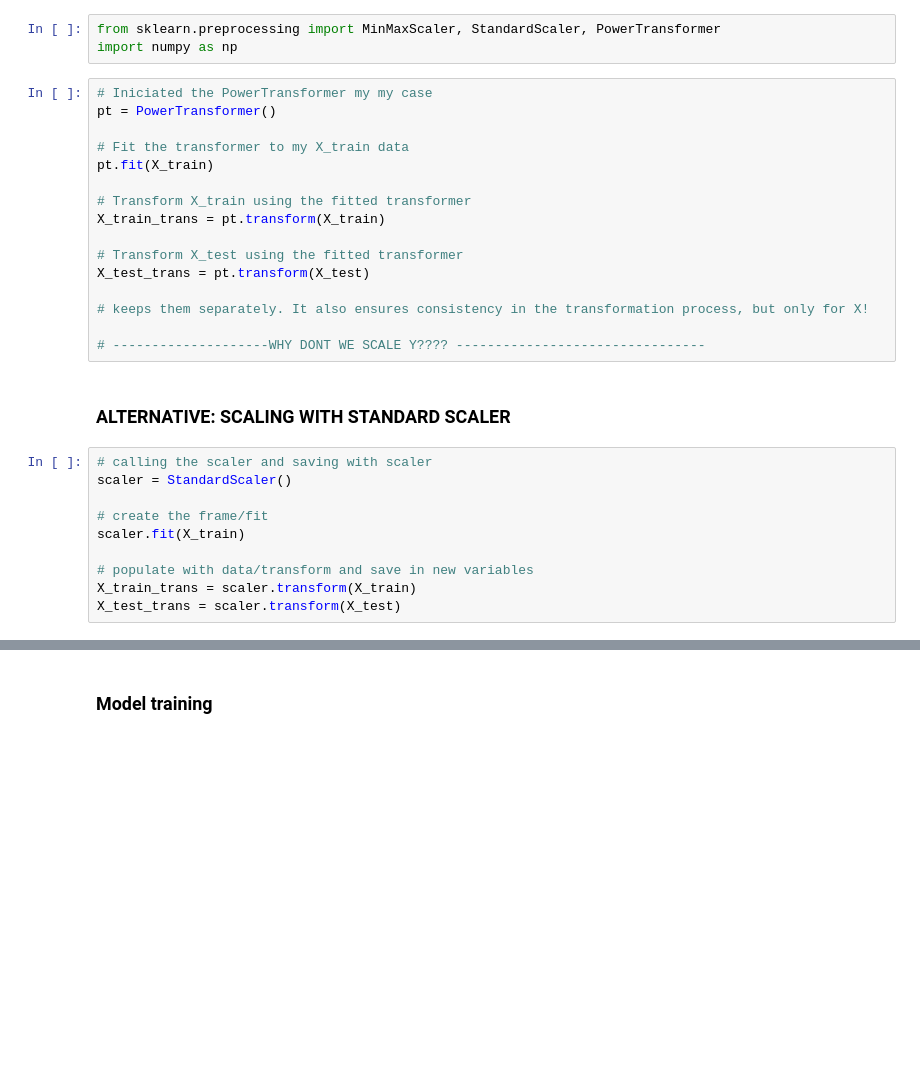
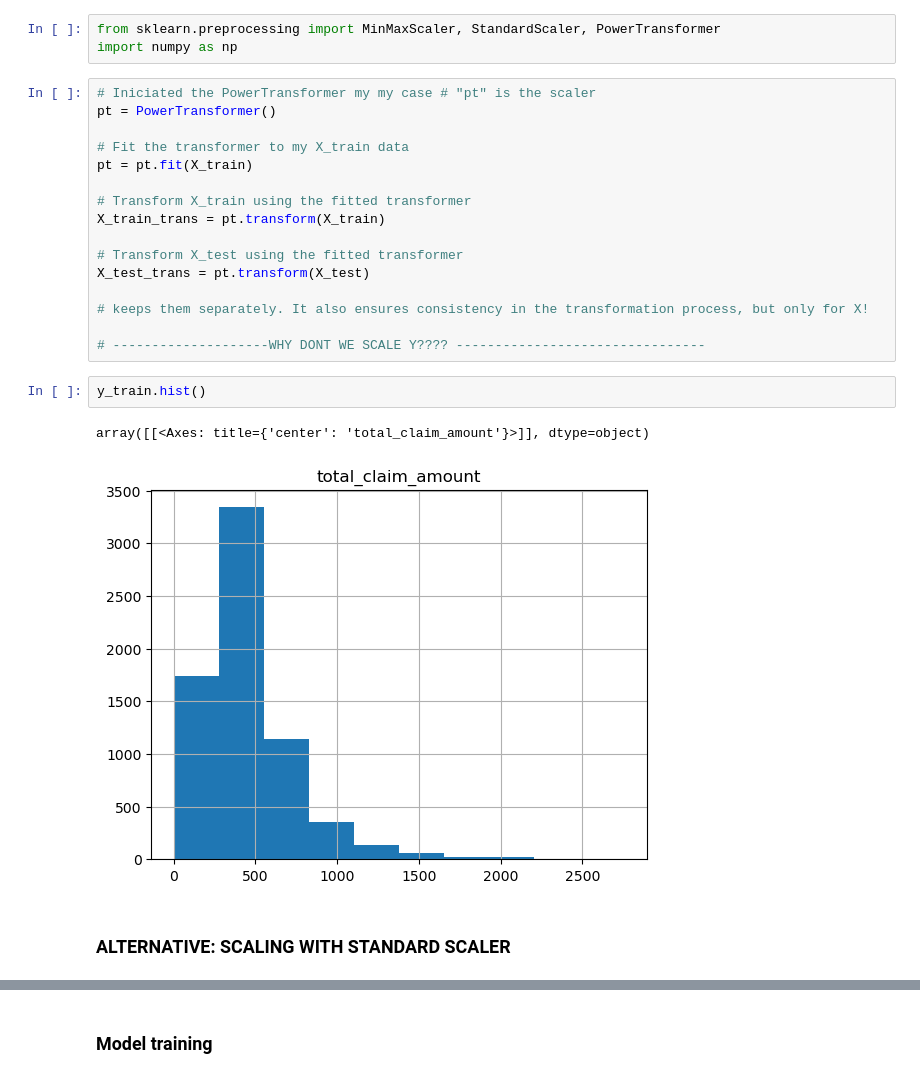
Before and after one commit to BartekSem/Barts_labs, a Jupyter notebook: Barteks_Labs/04_week_ML/ Lab | Model Fitting and Evaluating.ipynb, the cells around one changed output, grey strips where cells are left out. Saved outputs shown, nothing was run; the diff lists cells and outputs as text; blank space fills up the shorter version.

```diff
--- a/Barteks_Labs/04_week_ML/ Lab | Model Fitting and Evaluating.ipynb
+++ b/Barteks_Labs/04_week_ML/ Lab | Model Fitting and Evaluating.ipynb
@@ -48,11 +48,11 @@ import seaborn as sns
 from sklearn.preprocessing import MinMaxScaler, StandardScaler, PowerTransformer
 import numpy as np
 # %%
-# Iniciated the PowerTransformer my my case
+# Iniciated the PowerTransformer my my case # "pt" is the scaler
 pt = PowerTransformer()
 
 # Fit the transformer to my X_train data
-pt.fit(X_train)
+pt = pt.fit(X_train)
 
 # Transform X_train using the fitted transformer
 X_train_trans = pt.transform(X_train)
@@ -63,15 +63,10 @@ X_test_trans = pt.transform(X_test)
 # keeps them separately. It also ensures consistency in the transformation process, but only for X!
 
 # --------------------WHY DONT WE SCALE Y???? --------------------------------
-# %% [markdown]
-###  ALTERNATIVE: SCALING WITH STANDARD SCALER
-# %%
-# calling the scaler and saving with scaler
-scaler = StandardScaler()
-
-# create the frame/fit
-scaler.fit(X_train)
-
-# populate with data/transform and save in new variables
-X_train_trans = scaler.transform(X_train)
-X_test_trans = scaler.transform(X_test)
+# %%
+y_train.hist()
+# %% [output]
+array([[<Axes: title={'center': 'total_claim_amount'}>]], dtype=object)
+[figure, added]
+# %% [markdown]
+###  ALTERNATIVE: SCALING WITH STANDARD SCALER
```
Also changed, not shown: parts of 4 cells of this notebook.
